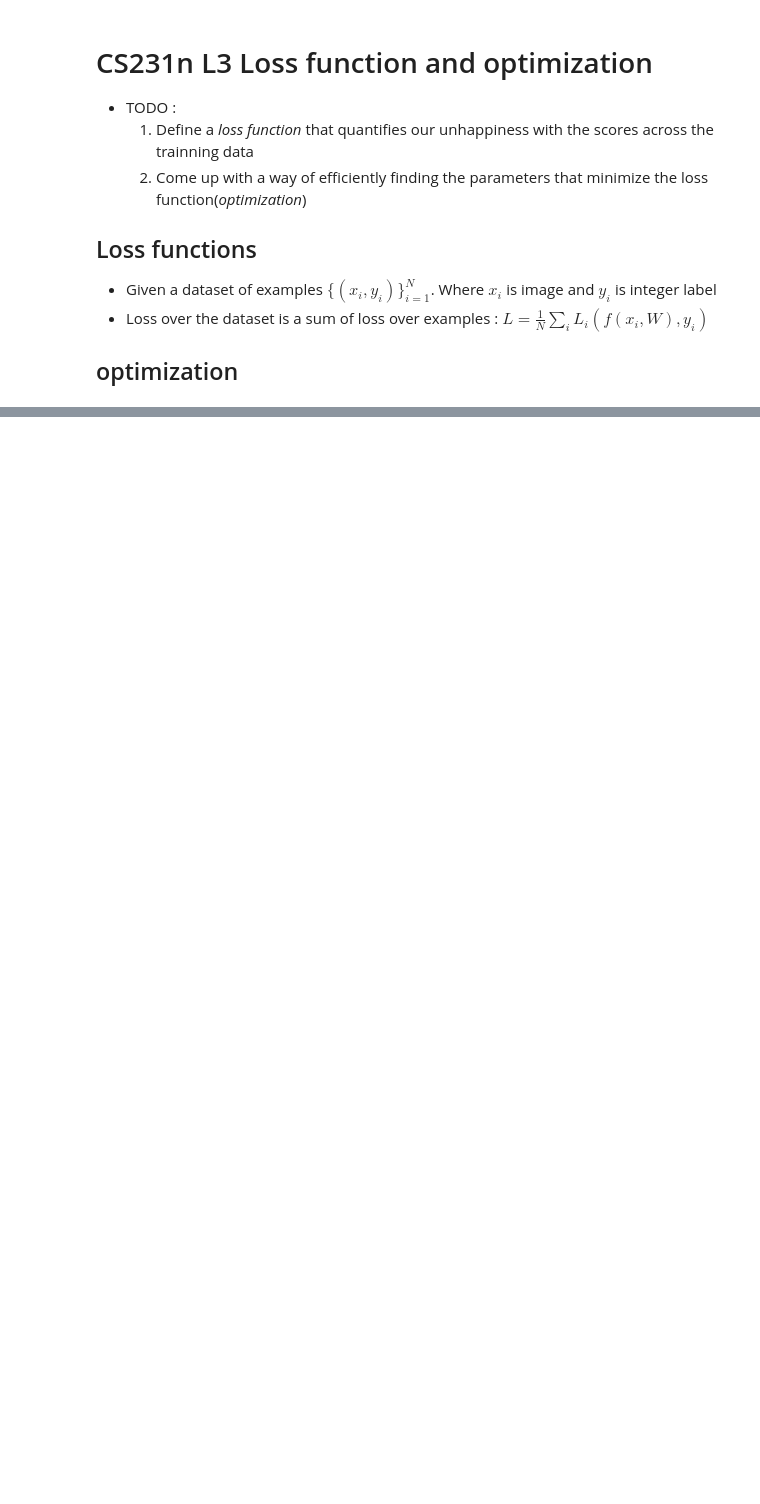
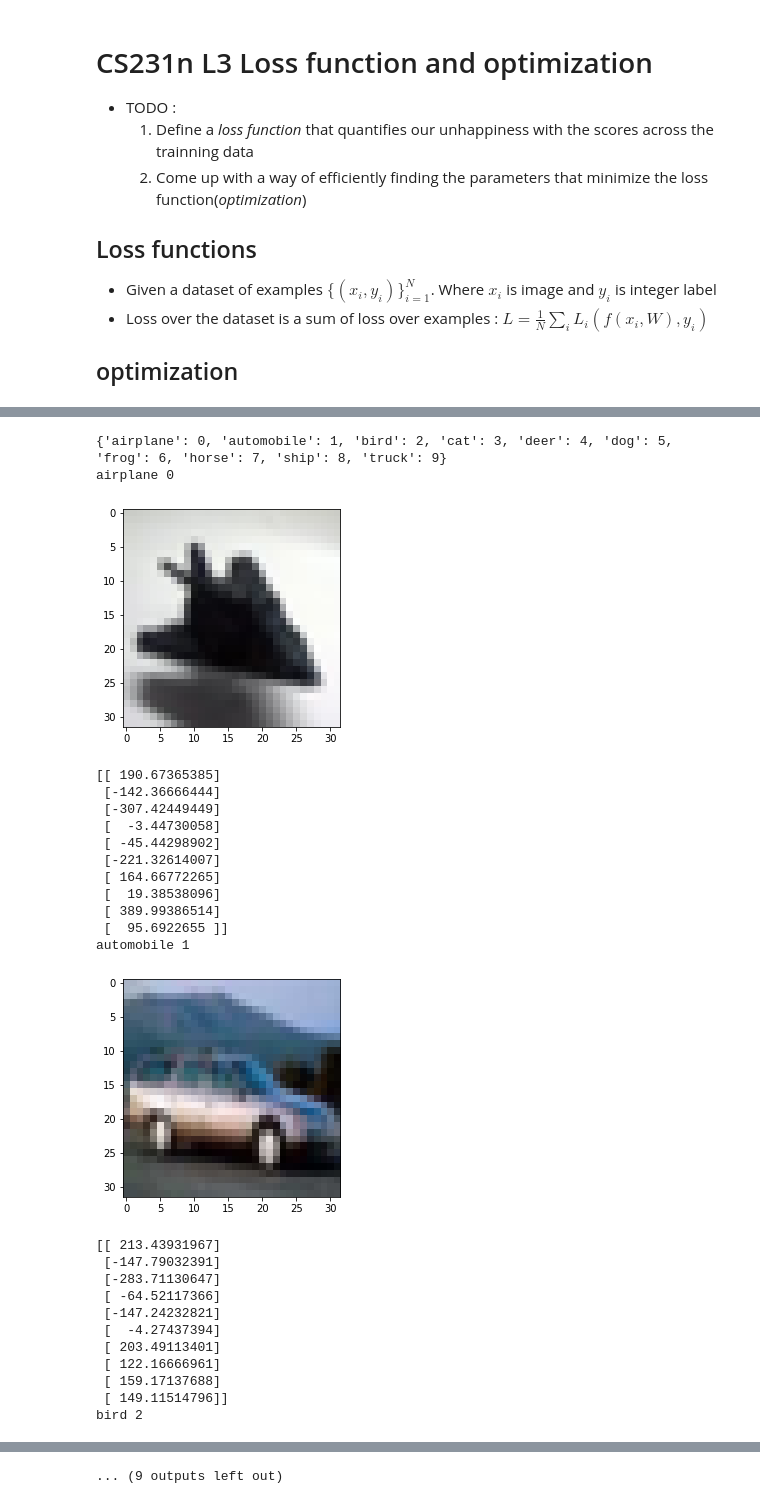
Before and after one commit to leeh8911/Read_Everything, a Jupyter notebook: Copy_of_CS231n_L3.ipynb, the cells around one changed output, grey strips where cells are left out. Drawn from its saved outputs; the diff is of its cells as text; code cells hidden in the pictures; blank space fills up the shorter version.

```diff
--- a/Copy_of_CS231n_L3.ipynb
+++ b/Copy_of_CS231n_L3.ipynb
@@ -16,12 +16,14 @@
 # %%
 # Load dataset
 from tensorflow.keras.datasets import cifar10
+import tensorflow as tf
 import matplotlib.pyplot as plt
 import numpy as np
 
 (x_train, y_train),(x_test, y_test) = cifar10.load_data()
 image_width = x_train.shape[1]
 image_height = x_train.shape[2]
+image_channels = x_train.shape[3]
 
 print("Trainning data : ")
 print("Number of examples : {}".format(x_train.shape[0]))
@@ -40,8 +42,15 @@ for i in range(10):
     plt.imshow(x_train[index[0][0],:,:,:])
 plt.show()
 
-label["airplane"] = 0
-label["car"]      = 1
+label = {}
+labels_s = "airplane, automobile, bird, cat, deer, dog, frog, horse, ship, truck"
+labels_s = labels_s.split(", ")
+i = 0
+for l in labels_s:
+    label[l] = i
+    i += 1
+
+label
 # %% [output]
 Trainning data :
 Number of examples : 50000
@@ -67,0 +75,51 @@ Image size : 32 X 32
+# %%
+# 3 image example
+# cat, car, frog
+# f(x, W) = Wx --> score!
+def getScore(W, x):
+    s = W.T.dot(x)
+    return s
+
+N = image_channels*image_height*image_width
+
+W = np.random.randn(N,len(label))
+W /= np.sum(np.sum(W))
+
+
+for key, value in label.items():
+    index_set = np.where(y_train[:,0] == value)
+    i = index_set[0][0] # get first index
+
+    x = x_train[i,:,:,:].reshape(N,1)
+    s = getScore(W, x)
+    print(key, value)
+    plt.imshow(x_train[i,:,:,:])
+    plt.show()
+    print(s)
+# %% [output]
+{'airplane': 0, 'automobile': 1, 'bird': 2, 'cat': 3, 'deer': 4, 'dog': 5, 'frog': 6, 'horse': 7, 'ship': 8, 'truck': 9}
+airplane 0
+[figure, added]
+[[ 190.67365385]
+ [-142.36666444]
+ [-307.42449449]
+ [  -3.44730058]
+ [ -45.44298902]
+ [-221.32614007]
+ [ 164.66772265]
+ [  19.38538096]
+ [ 389.99386514]
+ [  95.6922655 ]]
+automobile 1
+[figure, added]
+[[ 213.43931967]
+ [-147.79032391]
+ [-283.71130647]
+ [ -64.52117366]
+ [-147.24232821]
+ [  -4.27437394]
+ [ 203.49113401]
+ [ 122.16666961]
+ [ 159.17137688]
+ [ 149.11514796]]
+bird 2
@@ -67,0 +163 @@ Image size : 32 X 32
+... (9 outputs left out)
```
Also changed, not shown: parts of 3 cells of this notebook.
